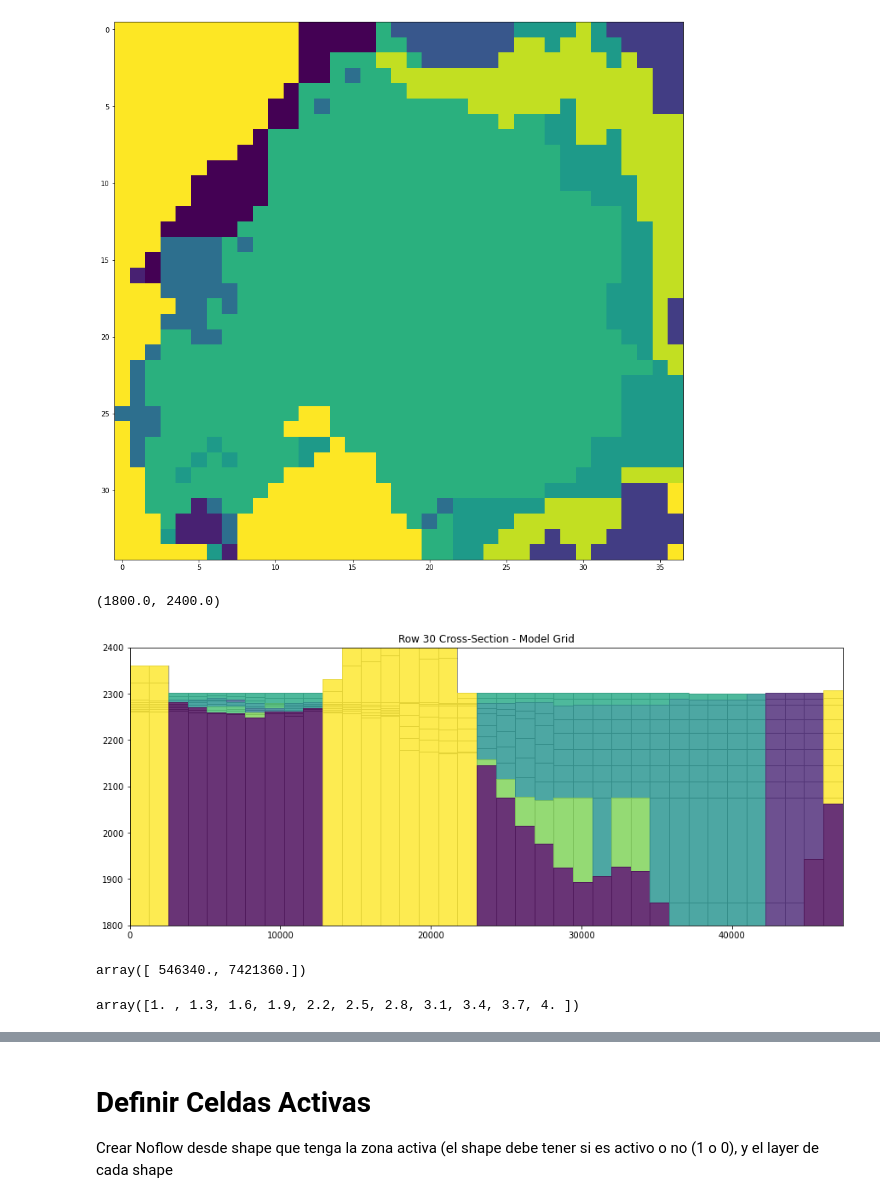
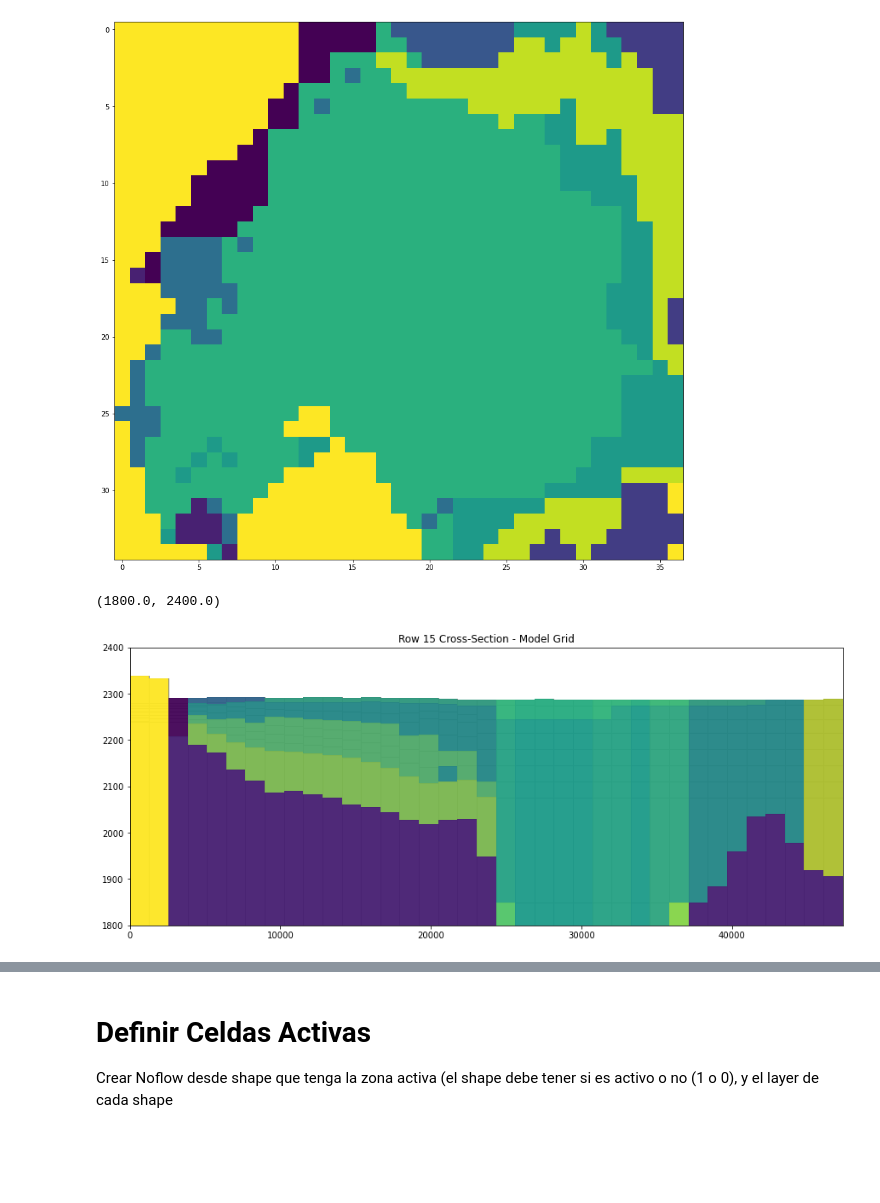
Before and after one commit to DiegoHidalgoS/test_model, a Jupyter notebook: Jupyter/Prueba1.ipynb, the cells around one changed output, grey strips where cells are left out. Saved outputs shown, nothing was run; the diff lists cells and outputs as text; code cells hidden in the pictures; blank space fills up the shorter version.

```diff
--- a/Jupyter/Prueba1.ipynb
+++ b/Jupyter/Prueba1.ipynb
@@ -289,6 +269,0 @@ figure1 = ax.imshow(botm[2])
-# %%
-#Comprobar que siempre el top layer este sobre el bottom layer
-print((topm-botm[0]).min())
-for i in range(nlay-1):
-    diferencia_min=(botm[i]-botm[i+1]).min()
-    print(diferencia_min)
@@ -721,27 +558,23 @@ figure1 = ax.imshow(geol_eval[1])
 # %% [output]
 [figure]
 # %%
-row=30
+row=15
 
 fig = plt.figure(figsize=(15, 6))
 ax = fig.add_subplot(1, 1, 1)
 # Next we create an instance of the ModelCrossSection class
 #modelxsect = flopy.plot.ModelCrossSection(model=ml, line={'Column': 5})
 modelxsect = flopy.plot.PlotCrossSection(model=sim, line={'Row': row})
 
 # Then we can use the plot_grid() method to draw the grid
 # The return value for this function is a matplotlib LineCollection object,
 # which could be manipulated (or used) later if necessary.
 linecollection = modelxsect.plot_grid(linewidth=0.8)
 t = ax.set_title('Row {} Cross-Section - Model Grid'.format(row))
 
 pc = modelxsect.plot_array(geol_eval,alpha=0.8)
 
 ax.set_ylim([1800,2400])
 # %% [output]
 (1800.0, 2400.0)
-[figure, old version]
+[figure, new version]
-# %%
-cellxy[0]
-# %% [output]
-array([ 546340., 7421360.])
@@ -760,5 +580,0 @@ for ilay in range(nlay):
-# %%
-x = np.linspace(1,4,11)
-x
-# %% [output]
-array([1. , 1.3, 1.6, 1.9, 2.2, 2.5, 2.8, 3.1, 3.4, 3.7, 4. ])
```
Also changed, not shown: parts of 68 cells of this notebook.
